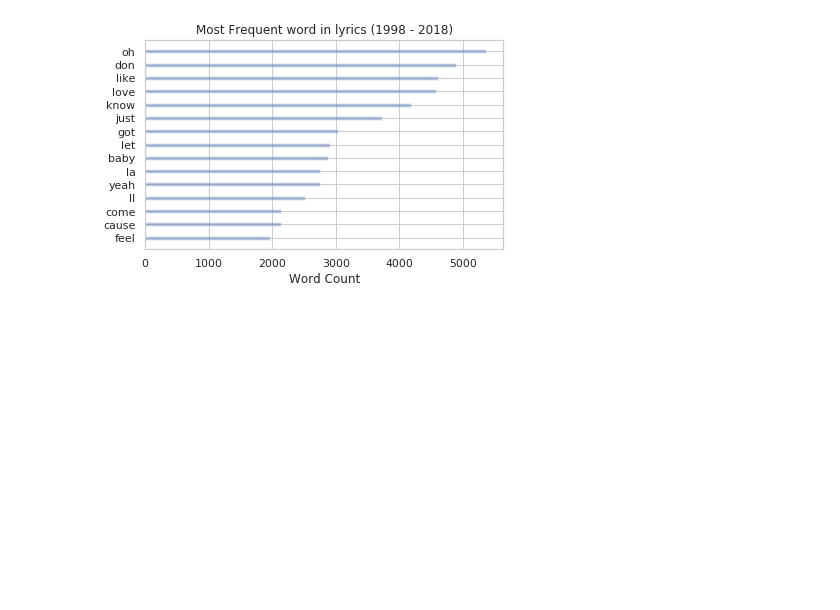
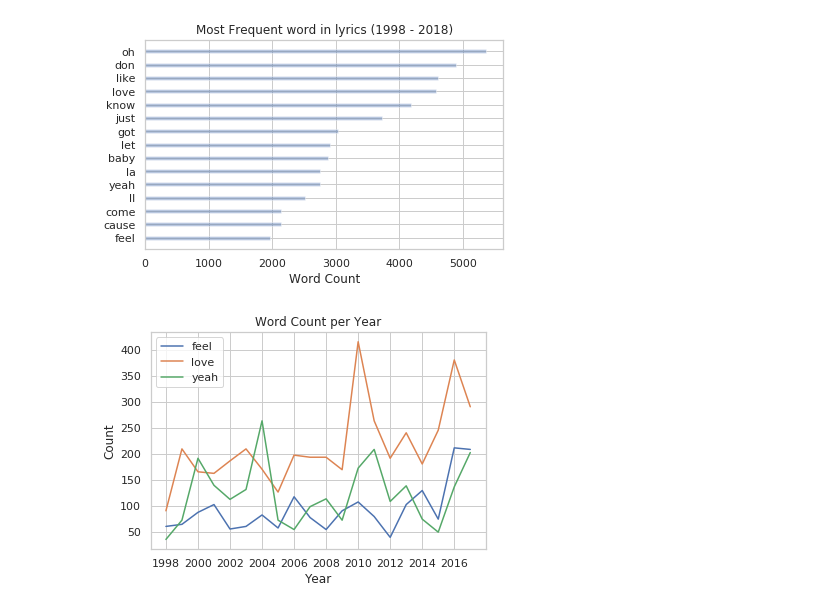
Before and after one commit to widmerin/LyricsAnalyzer, a Jupyter notebook: nbStep2.ipynb, the cells around one changed output. Drawn from its saved outputs; the diff is of its cells as text; code cells hidden in the pictures; blank space fills up the shorter version.

Commit message:
plot word count for specific word

```diff
--- a/nbStep2.ipynb
+++ b/nbStep2.ipynb
@@ -112,3 +110,34 @@ plt.yticks(index, words)
 plt.tight_layout()
 # %% [output]
 [figure]
+# %%
+def getWordCountPerYear(word):
+    # Partition data into years
+    years = [g for n, g in data.set_index('date').groupby(pd.Grouper(freq='Y'))]
+
+    wordFreq = pd.DataFrame(columns=['year','occurence'])
+    # Get most common words for each year
+    for i in range(len(years) - 1):
+        common_words = get_top_n_words(years[i].lyrics)
+        # Find count for word
+        record = common_words[common_words['word'] == word]
+        wordFreq = wordFreq.append({'year': years[i].index[0].year,'occurence': record.occurence.values[0]}, ignore_index=True)
+    return wordFreq
+
+## Get count per year for specific word
+feel = getWordCountPerYear("feel")
+love = getWordCountPerYear("love")
+yeah = getWordCountPerYear("yeah")
+
+# Plot word count
+plt.title('Word Count per Year')
+plt.plot(feel['year'], feel['occurence'], label = 'feel')
+plt.plot(love['year'], love['occurence'], label = 'love')
+plt.plot(yeah['year'], yeah['occurence'], label = 'yeah')
+plt.xticks(np.arange(min(feel['year']), max(feel['year'])+1, 2.0))
+plt.xlabel('Year')
+plt.ylabel('Count')
+plt.legend()
+plt.show()
+# %% [output]
+[figure, added]
```
Also changed, not shown: parts of 1 cell of this notebook.
